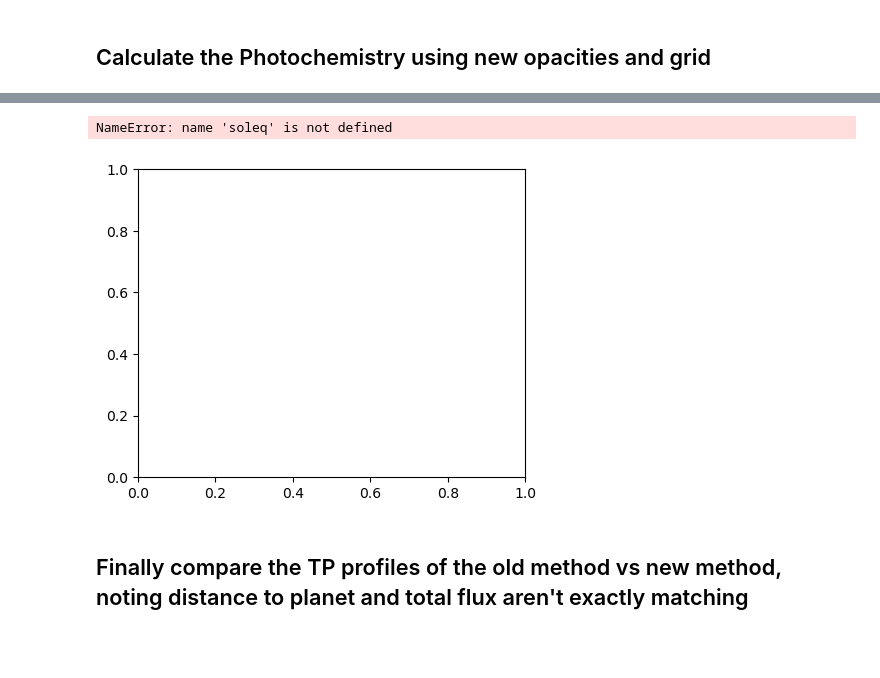
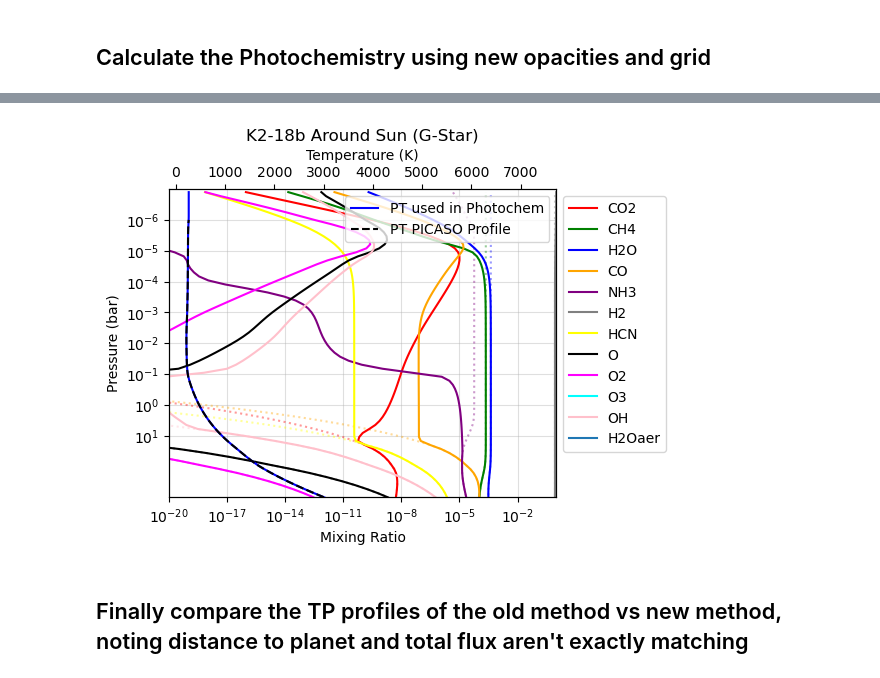
Before and after one commit to Nicholaswogan/MiniNeptuneGrid26_PostBac, a Jupyter notebook: CompareOldNewOpacityScripts.ipynb, the cells around one changed output, grey strips where cells are left out. Cells and saved outputs as stored; diff of their text form; code cells hidden in the pictures; blank space fills up the shorter version.

Commit message:
Updated PICASO script to run properly if not converged in first loop, cleaned up jupyter notebook and some results.

```diff
--- a/CompareOldNewOpacityScripts.ipynb
+++ b/CompareOldNewOpacityScripts.ipynb
@@ -181,7 +174,7 @@ print(semi_major)
 # Manually Run Picaso to test functionality of definition
 # out, base_case = picaso_grid.PICASO_PT_Planet(rad_plan=2.61, mh=0.5, tint=155, semi_major_AU=1.04, ctoO=1)
 # %%
-with h5py.File('/mnt/c/Users/lily/Documents/NASAUWPostbac/MiniNeptuneGrid26_PostBac/results/PICASO_climate_updatop_test.h5', 'r') as f:
+with h5py.File('/mnt/c/Users/lily/Documents/NASAUWPostbac/MiniNeptuneGrid26_PostBac/results/PICASO_climate_updatop_05logm_1co_K218b.h5', 'r') as f:
     print(list(f['inputs']))
     #print(list(f['results']['pressure']))
     pressure = list(f['results']['pressure'])
@@ -211,6 +204,6 @@ plt.show()
 # %% [markdown]
 ## Calculate the Photochemistry using new opacities and grid
 # %%
-sol, soleq, pc, convergence_values, convergead = photochem_grid.Photochem_Gas_Giant(rad_plan=2.61, log10_planet_metallicity='0.5', tint=155, semi_major=1, ctoO=1, log_Kzz=5, PT_filename='results/PICASO_climate_updatop_test.h5')
+sol, soleq, pc, convergence_values, convergead = photochem_grid.Photochem_Gas_Giant(rad_plan=2.61, log10_planet_metallicity='0.5', tint=155, semi_major=1.04, ctoO=1, log_Kzz=5, PT_filename='results/PICASO_climate_updatop_05logm_1co_K218b.h5')
 # %% [output]
 The stellar flux file already exists
@@ -272,36 +241,35 @@ species_soleq = ['CO2','CH4','H2O','CO','NH3','H2','HCN', 'O', 'O2', 'O3', 'OH',
 index_soleq = 0
 index_sol = 0
 for i,sp in enumerate(species_soleq):
     ax1.plot(soleq[sp],soleq['pressure']/1e6, ls=':', c=custom_colors[index_soleq], alpha=0.4)
     index_soleq += 1
 for i,sp in enumerate(species_sol):
     ax1.plot(sol[sp],sol['pressure']/1e6, c=custom_colors[index_sol], label=sp)
     index_sol += 1
 
 ax1.set_xscale('log')
 ax1.set_yscale('log')
-ax1.set_xlim(1e-8,1)
+ax1.set_xlim(1e-20,1)
 ax1.set_ylim(1000,1e-7)
 ax1.grid(alpha=0.4)
 ax1.legend(ncol=1,bbox_to_anchor=(1,1.0),loc='upper left')
 ax1.set_xlabel('Mixing Ratio')
 ax1.set_ylabel('Pressure (bar)')
 ax1.set_yticks(10.0**np.arange(-6,2))
 
 ax2 = ax1.twiny()
 ax2.set_xlabel('Temperature (K)')
 
 ax2.plot(sol['temperature'], sol['pressure']/10**6, c='blue', label='PT used in Photochem')
 ax2.plot(np.flip(temperature[0][0][0][0][0]), np.flip(pressure[0][0][0][0][0]), c='black', ls='--',label='PT PICASO Profile')
 
 plt.title('K2-18b Around Sun (G-Star)')
 
 plt.legend()
 
 plt.show()
 # %% [output]
-NameError: name 'soleq' is not defined
-[figure, old version]
+[figure, new version]
 # %% [markdown]
 ## Finally compare the TP profiles of the old method vs new method, noting distance to planet and total flux aren't exactly matching
 # %%
```
Also changed, not shown: parts of 15 cells of this notebook, 6 other files.
